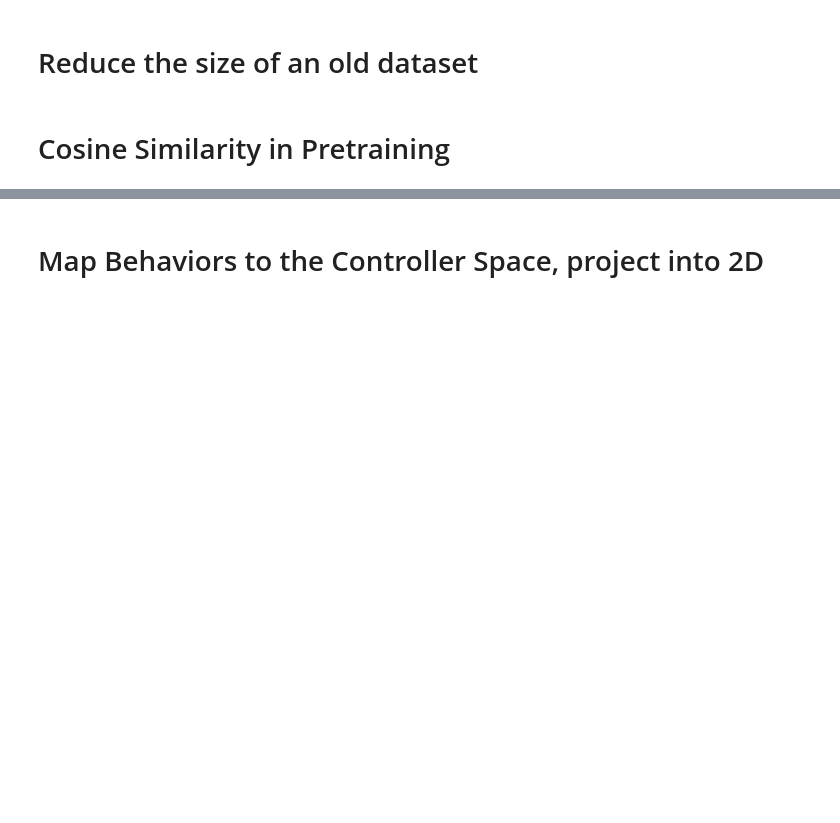
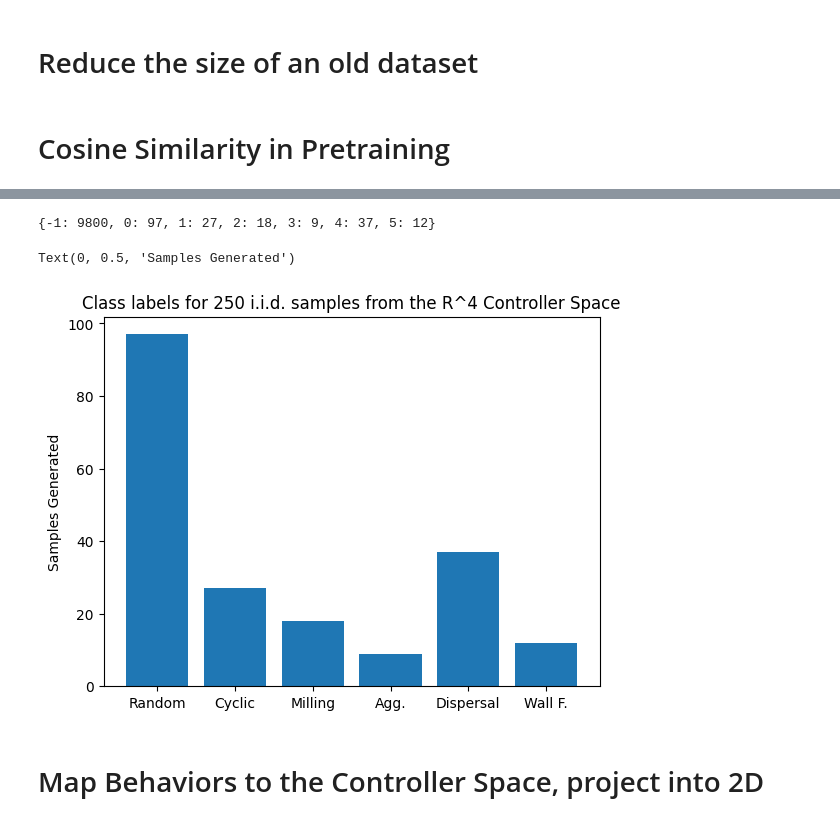
Before and after one commit to Connor-Mattson/SwarmBehaviorDiscovery, a Jupyter notebook: util.ipynb, the cells around one changed output, grey strips where cells are left out. Saved outputs shown, nothing was run; the diff lists cells and outputs as text; code cells hidden in the pictures; blank space fills up the shorter version.

```diff
--- a/util.ipynb
+++ b/util.ipynb
@@ -168,37 +178,45 @@ from data.swarmset import SwarmDataset
 import matplotlib.pyplot as plt
 import time
 import os
+import numpy as np
 def CSVLineToVec(line):
     line_list = line.strip().replace("\n", "").split(",")
     float_list = []
     for i in line_list:
         float_list.append(float(i))
     float_list = np.array(float_list)
     return float_list
 
-data = SwarmDataset("data/full-mini")
+data = SwarmDataset("data/filtered-full")
 lim = len(data)
 classes = [-1 for i in range(lim)]
 
 OUT = "data/oracle"
-with open(os.path.join(OUT, "original-hand-labeled-classes.txt"), "r") as f:
+# fi = "heuristic-simple-model-classes.txt"
+# fi = "original-hand-labeled-classes.txt"
+fi = "validation-data-baseline.txt"
+with open(os.path.join(OUT, fi), "r") as f:
     lines = f.readlines()
     for line in lines:
         triplet = CSVLineToVec(line)
         classes[int(triplet[0])] = int(triplet[1])
 
 class_dict = {i:0 for i in range(-1, max(classes) + 1)}
 for data in classes:
     class_dict[data] += 1
 
 print(class_dict)
 
 y = [class_dict[l] for l in range(0, 6)]
 x = [l for l in range(0, 6)]
 plt.bar(x, y)
 plt.xticks(x, labels=["Random", "Cyclic", "Milling", "Agg.", "Dispersal", "Wall F."])
 plt.title("Class labels for 250 i.i.d. samples from the R^4 Controller Space")
 plt.ylabel("Samples Generated")
+# %% [output]
+{-1: 9800, 0: 97, 1: 27, 2: 18, 3: 9, 4: 37, 5: 12}
+Text(0, 0.5, 'Samples Generated')
+[figure, added]
 # %% [markdown]
 # Map Behaviors to the Controller Space, project into 2D
 # %%
```
Also changed, not shown: parts of 1 cell of this notebook, 7 other files.
